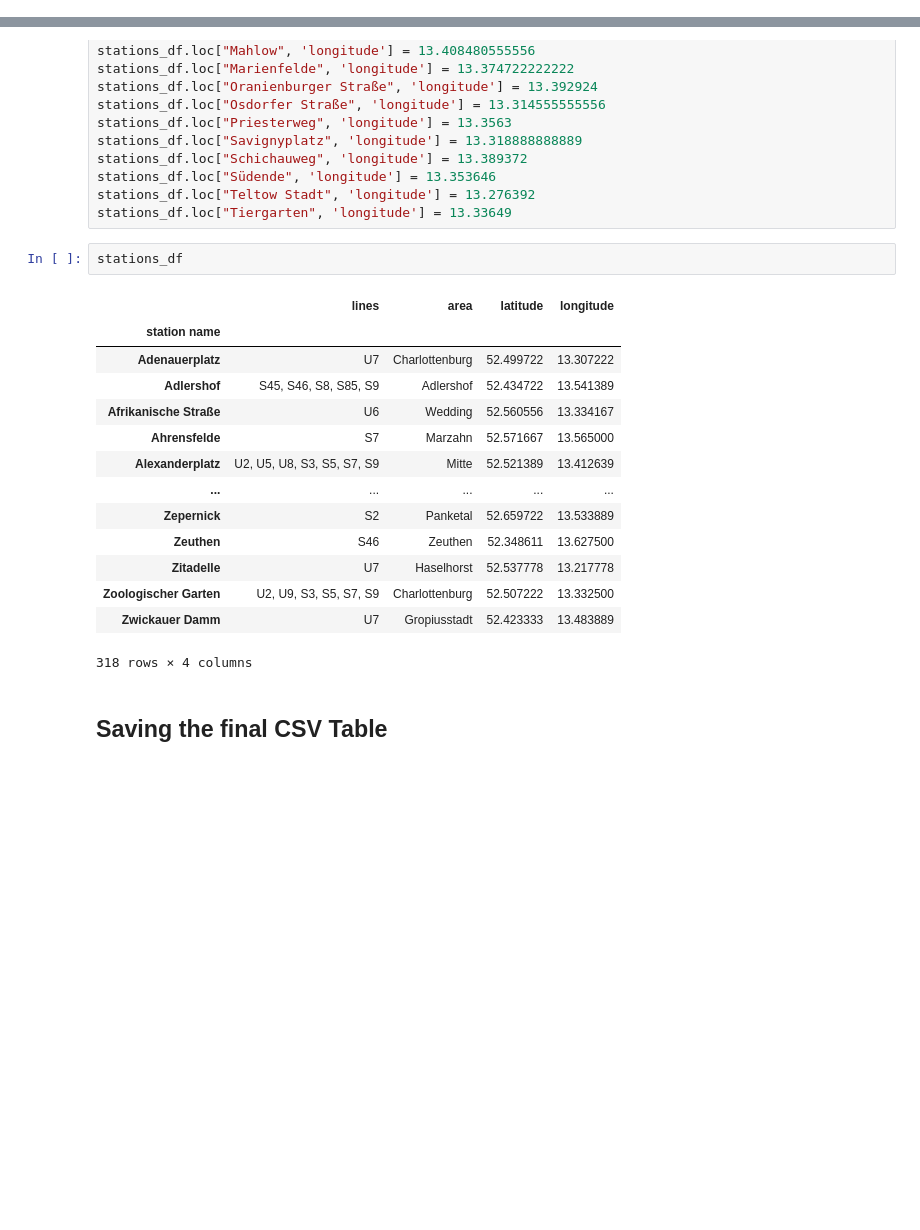
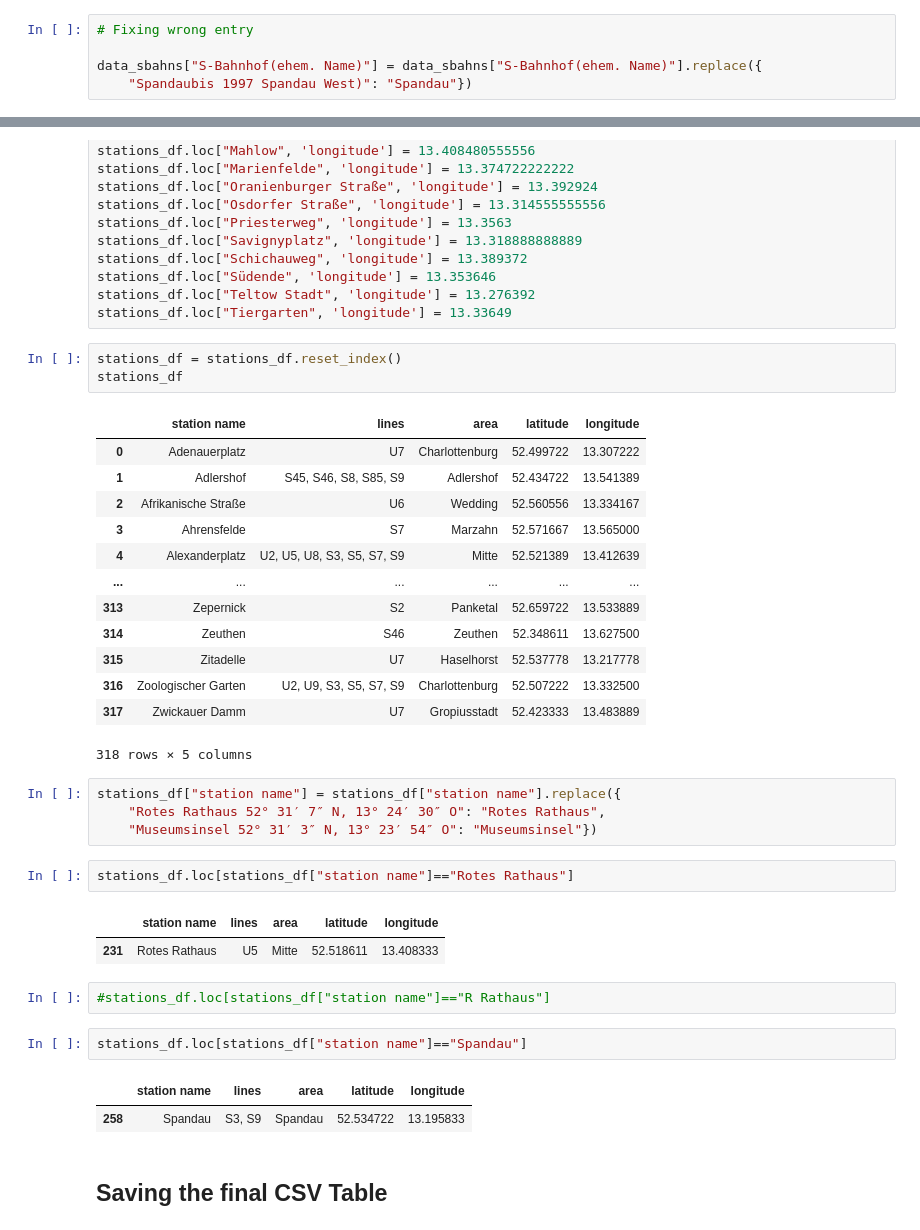
Before and after one commit to akinml/ticket-control-bvg, a Jupyter notebook: notebooks/stations.ipynb, the cells around one changed output, grey strips where cells are left out. Cells and saved outputs as stored; diff of their text form; blank space fills up the shorter version.

Commit message:
Fixed stations names

```diff
--- a/notebooks/stations.ipynb
+++ b/notebooks/stations.ipynb
@@ -87,3 +85,8 @@ data_sbahns.reset_index(inplace = True)
+# %%
+# Fixing wrong entry
+
+data_sbahns["S-Bahnhof(ehem. Name)"] = data_sbahns["S-Bahnhof(ehem. Name)"].replace({
+    "Spandaubis 1997 Spandau West)": "Spandau"})
 # %%
 s_names = []
 for rows in data_sbahns["S-Bahnhof(ehem. Name)"]:
@@ -367,22 +370,38 @@ stations_df.loc["Südende", 'longitude'] = 13.353646
 stations_df.loc["Teltow Stadt", 'longitude'] = 13.276392
 stations_df.loc["Tiergarten", 'longitude'] = 13.33649
 # %%
+stations_df = stations_df.reset_index()
 stations_df
 # %% [output]
-|  | lines | area | latitude | longitude |
-| station name |  |  |  |  |
-| Adenauerplatz | U7 | Charlottenburg | 52.499722 | 13.307222 |
-| Adlershof | S45, S46, S8, S85, S9 | Adlershof | 52.434722 | 13.541389 |
-| Afrikanische Straße | U6 | Wedding | 52.560556 | 13.334167 |
-| Ahrensfelde | S7 | Marzahn | 52.571667 | 13.565000 |
-| Alexanderplatz | U2, U5, U8, S3, S5, S7, S9 | Mitte | 52.521389 | 13.412639 |
-| ... | ... | ... | ... | ... |
-| Zepernick | S2 | Panketal | 52.659722 | 13.533889 |
-| Zeuthen | S46 | Zeuthen | 52.348611 | 13.627500 |
-| Zitadelle | U7 | Haselhorst | 52.537778 | 13.217778 |
-| Zoologischer Garten | U2, U9, S3, S5, S7, S9 | Charlottenburg | 52.507222 | 13.332500 |
-| Zwickauer Damm | U7 | Gropiusstadt | 52.423333 | 13.483889 |
+|  | station name | lines | area | latitude | longitude |
+| 0 | Adenauerplatz | U7 | Charlottenburg | 52.499722 | 13.307222 |
+| 1 | Adlershof | S45, S46, S8, S85, S9 | Adlershof | 52.434722 | 13.541389 |
+| 2 | Afrikanische Straße | U6 | Wedding | 52.560556 | 13.334167 |
+| 3 | Ahrensfelde | S7 | Marzahn | 52.571667 | 13.565000 |
+| 4 | Alexanderplatz | U2, U5, U8, S3, S5, S7, S9 | Mitte | 52.521389 | 13.412639 |
+| ... | ... | ... | ... | ... | ... |
+| 313 | Zepernick | S2 | Panketal | 52.659722 | 13.533889 |
+| 314 | Zeuthen | S46 | Zeuthen | 52.348611 | 13.627500 |
+| 315 | Zitadelle | U7 | Haselhorst | 52.537778 | 13.217778 |
+| 316 | Zoologischer Garten | U2, U9, S3, S5, S7, S9 | Charlottenburg | 52.507222 | 13.332500 |
+| 317 | Zwickauer Damm | U7 | Gropiusstadt | 52.423333 | 13.483889 |
-318 rows × 4 columns
+318 rows × 5 columns
+# %%
+stations_df["station name"] = stations_df["station name"].replace({
+    "Rotes Rathaus 52° 31′ 7″ N, 13° 24′ 30″ O": "Rotes Rathaus",
+    "Museumsinsel 52° 31′ 3″ N, 13° 23′ 54″ O": "Museumsinsel"})
+# %%
+stations_df.loc[stations_df["station name"]=="Rotes Rathaus"]
+# %% [output]
+|  | station name | lines | area | latitude | longitude |
+| 231 | Rotes Rathaus | U5 | Mitte | 52.518611 | 13.408333 |
+# %%
+#stations_df.loc[stations_df["station name"]=="R Rathaus"]
+# %%
+stations_df.loc[stations_df["station name"]=="Spandau"]
+# %% [output]
+|  | station name | lines | area | latitude | longitude |
+| 258 | Spandau | S3, S9 | Spandau | 52.534722 | 13.195833 |
 # %% [markdown]
 ## Saving the final CSV Table
 # %%
```
Also changed, not shown: parts of 5 cells of this notebook.
